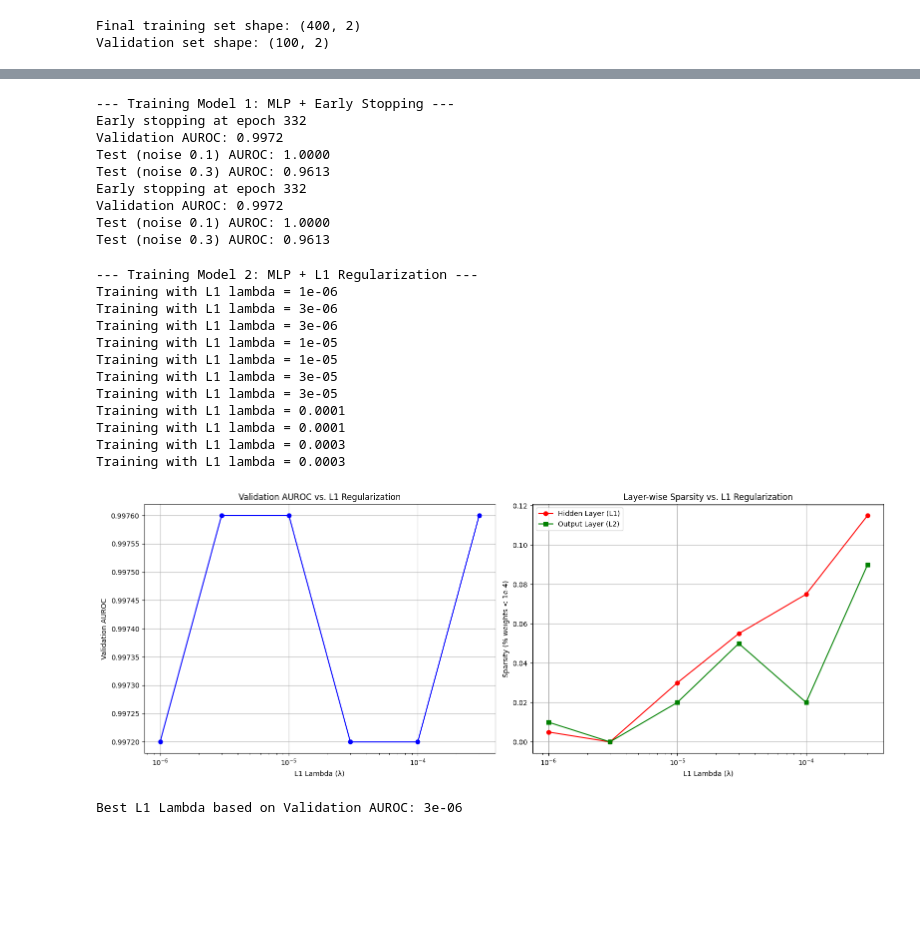
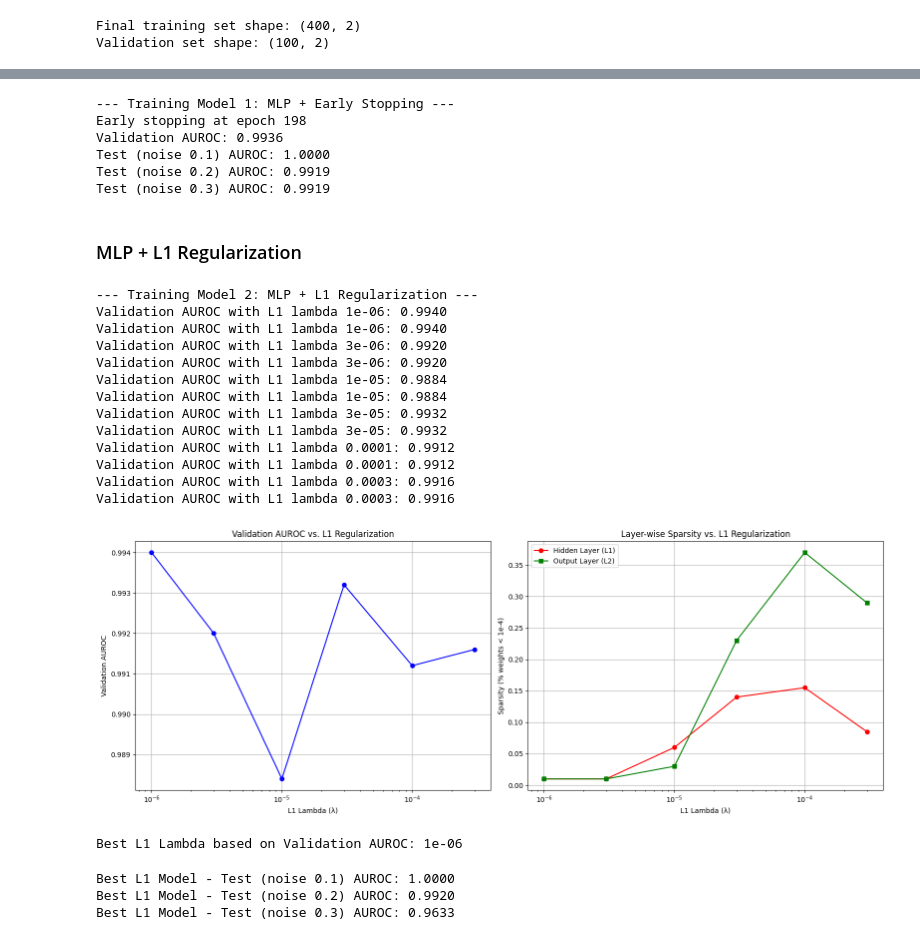
Before and after one commit to jsmaskeen/ES335-Assignment3, a Jupyter notebook: Task 2/two_moons.ipynb.ipynb, the cells around one changed output, grey strips where cells are left out. Cells and saved outputs as stored; diff of their text form; code cells hidden in the pictures; blank space fills up the shorter version.

```diff
--- a/Task 2/two_moons.ipynb.ipynb
+++ b/Task 2/two_moons.ipynb.ipynb
@@ -300,27 +320,31 @@ train_network(
 # Report robustness
 auroc_es_val = get_auroc(model_es, X_val_t, y_val_t)
 auroc_es_test1 = get_auroc(model_es, X_test_01_t, y_test_01_t)
-auroc_es_test2 = get_auroc(model_es, X_test_03_t, y_test_03_t)
+auroc_es_test2 = get_auroc(model_es, X_test_02_t, y_test_02_t)
+auroc_es_test3 = get_auroc(model_es, X_test_03_t, y_test_03_t)
 
 print(f"Validation AUROC: {auroc_es_val:.4f}")
 print(f"Test (noise 0.1) AUROC: {auroc_es_test1:.4f}")
+print(f"Test (noise 0.2) AUROC: {auroc_es_test2:.4f}")
 print(f"Test (noise 0.3) AUROC: {auroc_es_test2:.4f}")
 # %% [output]
 --- Training Model 1: MLP + Early Stopping ---
-Early stopping at epoch 332
-Validation AUROC: 0.9972
+Early stopping at epoch 198
+Validation AUROC: 0.9936
 Test (noise 0.1) AUROC: 1.0000
-Test (noise 0.3) AUROC: 0.9613
-Early stopping at epoch 332
-Validation AUROC: 0.9972
-Test (noise 0.1) AUROC: 1.0000
-Test (noise 0.3) AUROC: 0.9613
+Test (noise 0.2) AUROC: 0.9919
+Test (noise 0.3) AUROC: 0.9919
+# %% [markdown]
+### MLP + L1 Regularization
 # %%
 print("\n--- Training Model 2: MLP + L1 Regularization ---")
 l1_lambdas = [1e-6, 3e-6, 1e-5, 3e-5, 1e-4, 3e-4]
 val_aurocs_l1 = []
 sparsity_l1 = [] # Layer 1 sparsity
 sparsity_l2 = [] # Layer 2 sparsity
+best_l1_model = None
+best_l1_auroc = -1
+best_l1_lambda = None
 
 SPARSITY_THRESHOLD = 1e-4
 
@@ -329,20 +353,26 @@ for lam in l1_lambdas:
     optimizer_l1 = optim.Adam(model_l1.parameters(), lr=0.01)
     criterion = nn.BCEWithLogitsLoss()
 
-    print(f"Training with L1 lambda = {lam}")
+    # print(f"Training with L1 lambda = {lam}")
     train_network(
         model=model_l1,
         X_train=X_train_t, y_train=y_train_t,
         X_val=X_val_t, y_val=y_val_t,
         optimizer=optimizer_l1,
         criterion=criterion,
-        n_epochs=500, # Fixed epochs for comparison
+        n_epochs=2000, # Fixed epochs for comparison
         l1_lambda=lam
     )
 
     # Report Validation AUROC
     val_auroc = get_auroc(model_l1, X_val_t, y_val_t)
+    print(f"Validation AUROC with L1 lambda {lam}: {val_auroc:.4f}")
     val_aurocs_l1.append(val_auroc)
+
+    if val_auroc > best_l1_auroc:
+        best_l1_auroc = val_auroc
+        best_l1_model = model_l1 # Save the model object
+        best_l1_lambda = lam
 
     # Report Layer-wise Sparsity
     l1_weights = model_l1.layer1.weight.data
@@ -361,43 +391,57 @@ fig, (ax1, ax2) = plt.subplots(1, 2, figsize=(16, 6))
 ax1.plot(l1_lambdas, val_aurocs_l1, 'bo-')
 ax1.set_xscale('log')
 ax1.set_xlabel('L1 Lambda (λ)')
 ax1.set_ylabel('Validation AUROC')
 ax1.set_title('Validation AUROC vs. L1 Regularization')
 ax1.grid(True)
 
 
 # Plot Sparsity vs. Lambda
 ax2.plot(l1_lambdas, sparsity_l1, 'ro-', label='Hidden Layer (L1)')
 ax2.plot(l1_lambdas, sparsity_l2, 'gs-', label='Output Layer (L2)')
 ax2.set_xscale('log')
 ax2.set_xlabel('L1 Lambda (λ)')
 ax2.set_ylabel('Sparsity (% weights < 1e-4)')
 ax2.set_title('Layer-wise Sparsity vs. L1 Regularization')
 ax2.legend()
 ax2.grid(True)
 
 
 plt.tight_layout()
 plt.show()
 
 # Find the best L1 model and report test scores
 best_l1_idx = np.argmax(val_aurocs_l1)
 best_l1_lambda = l1_lambdas[best_l1_idx]
 print(f"Best L1 Lambda based on Validation AUROC: {best_l1_lambda}")
 # (You would typically retrain the model with this lambda, but for this exercise,
 # we can use the one from the loop)
 # %% [output]
 --- Training Model 2: MLP + L1 Regularization ---
-Training with L1 lambda = 1e-06
-Training with L1 lambda = 3e-06
-Training with L1 lambda = 3e-06
-Training with L1 lambda = 1e-05
-Training with L1 lambda = 1e-05
-Training with L1 lambda = 3e-05
-Training with L1 lambda = 3e-05
-Training with L1 lambda = 0.0001
-Training with L1 lambda = 0.0001
-Training with L1 lambda = 0.0003
-Training with L1 lambda = 0.0003
+Validation AUROC with L1 lambda 1e-06: 0.9940
+Validation AUROC with L1 lambda 1e-06: 0.9940
+Validation AUROC with L1 lambda 3e-06: 0.9920
+Validation AUROC with L1 lambda 3e-06: 0.9920
+Validation AUROC with L1 lambda 1e-05: 0.9884
+Validation AUROC with L1 lambda 1e-05: 0.9884
+Validation AUROC with L1 lambda 3e-05: 0.9932
+Validation AUROC with L1 lambda 3e-05: 0.9932
+Validation AUROC with L1 lambda 0.0001: 0.9912
+Validation AUROC with L1 lambda 0.0001: 0.9912
+Validation AUROC with L1 lambda 0.0003: 0.9916
+Validation AUROC with L1 lambda 0.0003: 0.9916
-[figure, old version]
+[figure, new version]
-Best L1 Lambda based on Validation AUROC: 3e-06
+Best L1 Lambda based on Validation AUROC: 1e-06
+# %%
+# Get test scores for the best L1 model
+auroc_l1_test1 = get_auroc(best_l1_model, X_test_01_t, y_test_01_t)
+auroc_l1_test2 = get_auroc(best_l1_model, X_test_02_t, y_test_02_t)
+auroc_l1_test3 = get_auroc(best_l1_model, X_test_03_t, y_test_03_t)
+
+print(f"Best L1 Model - Test (noise 0.1) AUROC: {auroc_l1_test1:.4f}")
+print(f"Best L1 Model - Test (noise 0.2) AUROC: {auroc_l1_test2:.4f}")
+print(f"Best L1 Model - Test (noise 0.3) AUROC: {auroc_l1_test3:.4f}")
+# %% [output]
+Best L1 Model - Test (noise 0.1) AUROC: 1.0000
+Best L1 Model - Test (noise 0.2) AUROC: 0.9920
+Best L1 Model - Test (noise 0.3) AUROC: 0.9633
```
Also changed, not shown: parts of 15 cells of this notebook.
